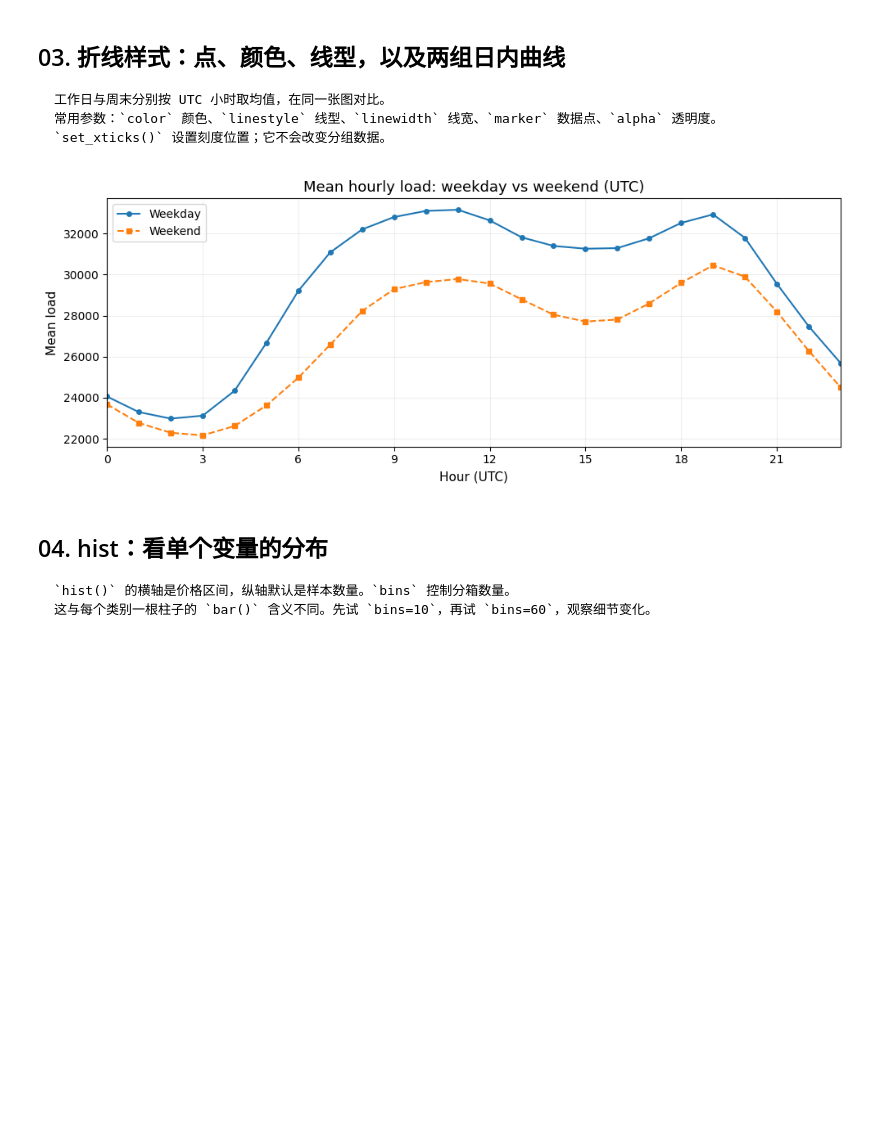
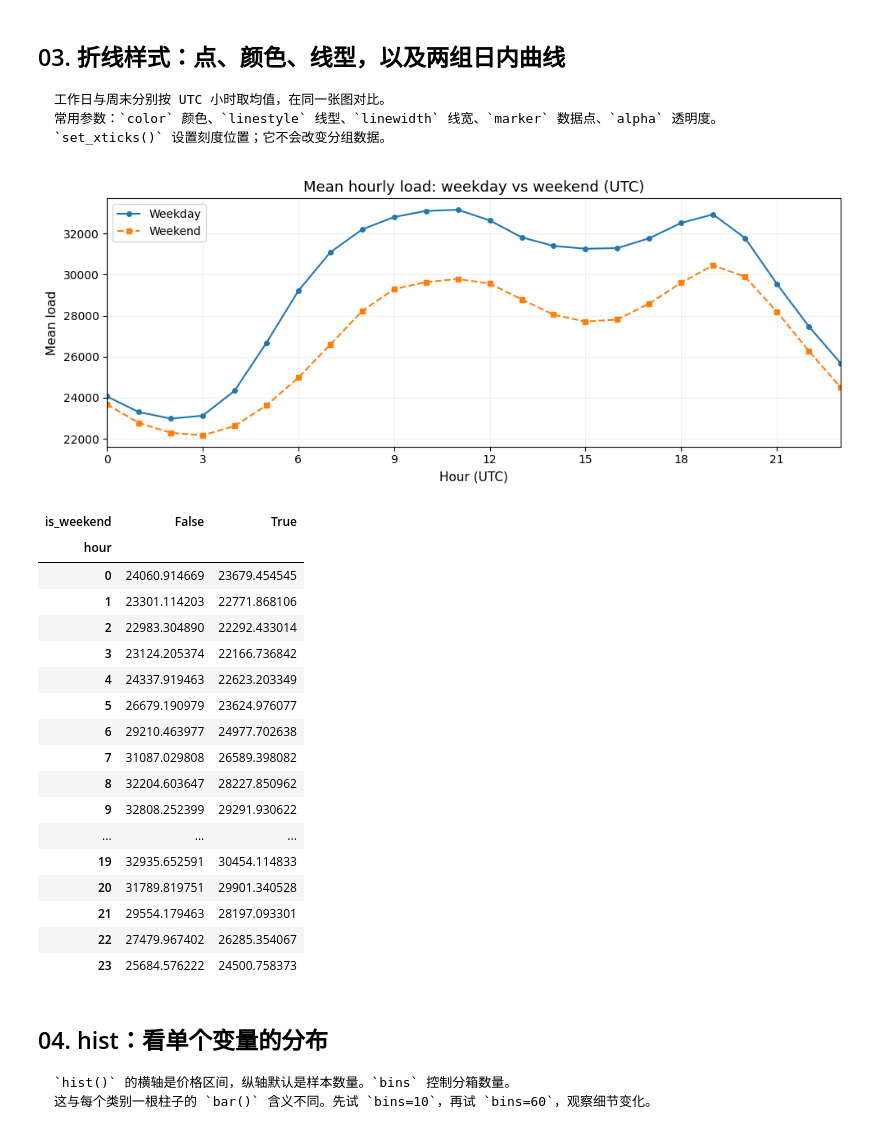
Before and after one commit to str311/pandas-and-plot-doc, a Jupyter notebook: matplotlib_plotting_guide.ipynb, the cells around one changed output. Drawn from its saved outputs; the diff is of its cells as text; code cells hidden in the pictures; blank space fills up the shorter version.

```diff
--- a/matplotlib_plotting_guide.ipynb
+++ b/matplotlib_plotting_guide.ipynb
@@ -151,27 +161,46 @@ plt.show()
 # %%
 profile_data = df[["total load actual"]].copy()
 profile_data["hour"] = profile_data.index.hour
 profile_data["is_weekend"] = profile_data.index.dayofweek >= 5
 hourly_compare = profile_data.groupby(
     ["hour", "is_weekend"]
 )["total load actual"].mean().unstack("is_weekend")
 
 fig, ax = plt.subplots()
 ax.plot(hourly_compare.index, hourly_compare[False],
         marker="o", markersize=4, label="Weekday", color="tab:blue")
 ax.plot(hourly_compare.index, hourly_compare[True],
         marker="s", markersize=4, linestyle="--",
         label="Weekend", color="tab:orange")
 ax.set(title="Mean hourly load: weekday vs weekend (UTC)",
        xlabel="Hour (UTC)", ylabel="Mean load")
 ax.set_xticks(range(0, 24, 3))
 ax.set_xlim(0, 23)
 ax.legend()
 ax.grid(alpha=0.2)
 fig.tight_layout()
 plt.show()
+display(hourly_compare)
 # %% [output]
 [figure]
+| is_weekend | False | True |
+| hour |  |  |
+| 0 | 24060.914669 | 23679.454545 |
+| 1 | 23301.114203 | 22771.868106 |
+| 2 | 22983.304890 | 22292.433014 |
+| 3 | 23124.205374 | 22166.736842 |
+| 4 | 24337.919463 | 22623.203349 |
+| 5 | 26679.190979 | 23624.976077 |
+| 6 | 29210.463977 | 24977.702638 |
+| 7 | 31087.029808 | 26589.398082 |
+| 8 | 32204.603647 | 28227.850962 |
+| 9 | 32808.252399 | 29291.930622 |
+| ... | ... | ... |
+| 19 | 32935.652591 | 30454.114833 |
+| 20 | 31789.819751 | 29901.340528 |
+| 21 | 29554.179463 | 28197.093301 |
+| 22 | 27479.967402 | 26285.354067 |
+| 23 | 25684.576222 | 24500.758373 |
 # %% [markdown]
 ## 04. hist：看单个变量的分布
 
```
Also changed, not shown: parts of 5 cells of this notebook.
